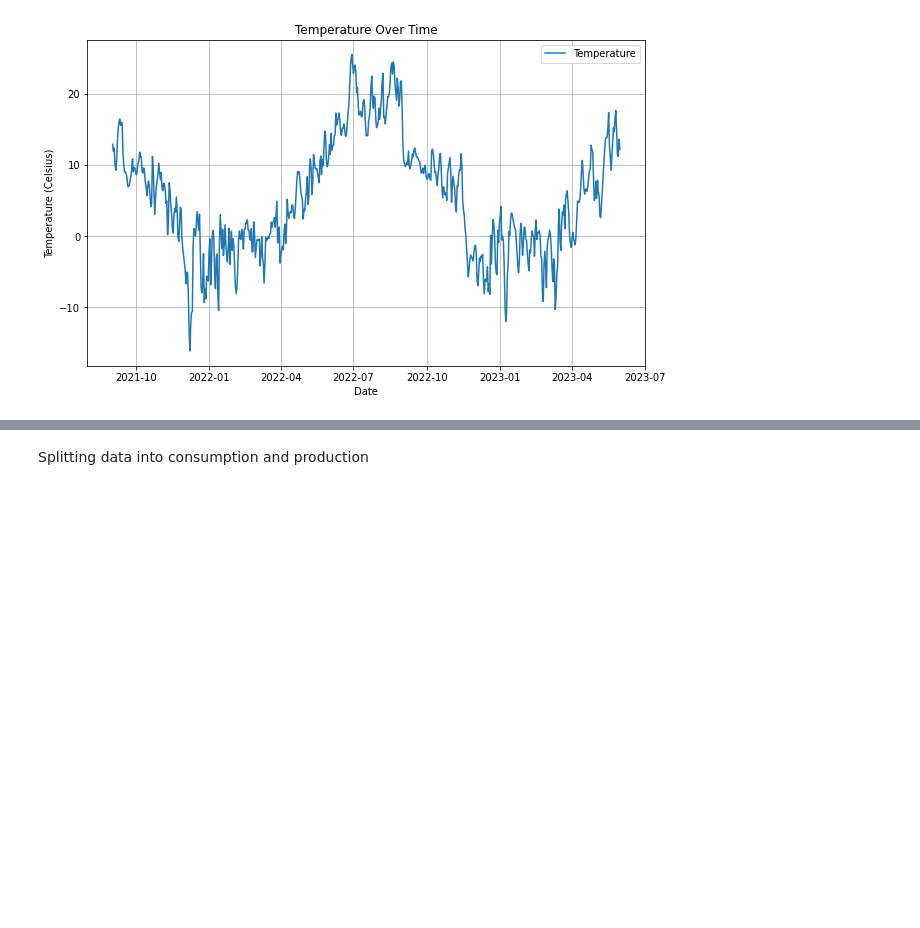
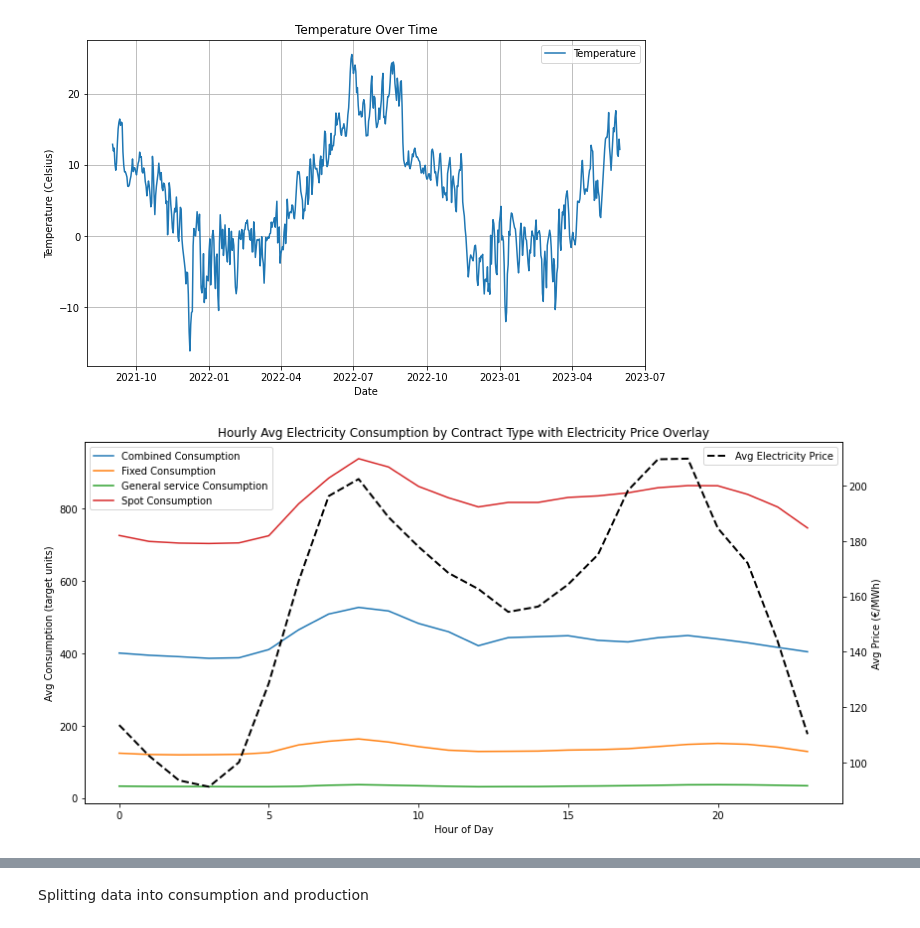
Before and after one commit to kjiang25/Sustainability-Datathon, a Jupyter notebook: data_and_starter_code/data_model.ipynb, the cells around one changed output, grey strips where cells are left out. Saved outputs shown, nothing was run; the diff lists cells and outputs as text; code cells hidden in the pictures; blank space fills up the shorter version.

```diff
--- a/data_and_starter_code/data_model.ipynb
+++ b/data_and_starter_code/data_model.ipynb
@@ -330,3 +330,71 @@ plt.grid(True)
 plt.show()
 # %% [output]
 [figure]
+# %%
+
+
+# Replace with your actual path if needed
+df1 = pd.read_csv(data_path / "train.csv")
+electricity_prices = pd.read_csv(data_path / 'electricity_prices.csv')
+
+# --- Step 2: Preprocess train.csv (Consumption Data) ---
+
+# Convert datetime & extract hour
+df1['datetime'] = pd.to_datetime(df1['datetime'], errors='coerce')
+df1['hour'] = df1['datetime'].dt.hour
+
+# Normalize is_consumption
+df1['is_consumption'] = df1['is_consumption'].map({
+    True: True, False: False,
+    'True': True, 'False': False,
+    1: True, 0: False,
+    '1': True, '0': False
+})
+
+# Map product_type to labels
+product_type_map = {
+    0: "Combined",
+    1: "Fixed",
+    2: "General service",
+    3: "Spot"
+}
+df1['product_type_label'] = df1['product_type'].map(product_type_map)
+
+# Filter to only consumption rows
+consumption_df = df1[df1['is_consumption'] == True]
+
+# Group by hour and product_type to get average consumption
+avg_consumption = consumption_df.groupby(['hour', 'product_type_label'])['target'].mean().unstack()
+
+# --- Step 3: Preprocess electricity_prices.csv ---
+
+# Convert forecast_date to datetime and extract hour
+electricity_prices['forecast_date'] = pd.to_datetime(electricity_prices['forecast_date'], errors='coerce')
+electricity_prices['hour'] = electricity_prices['forecast_date'].dt.hour
+
+# Group by hour to get average electricity price
+avg_prices = electricity_prices.groupby('hour')['euros_per_mwh'].mean()
+
+# --- Step 4: Plot Overlay Chart ---
+
+fig, ax1 = plt.subplots(figsize=(12, 6))
+
+# Plot average consumption for each product type
+for col in avg_consumption.columns:
+    ax1.plot(avg_consumption.index, avg_consumption[col], label=f"{col} Consumption")
+
+ax1.set_xlabel("Hour of Day")
+ax1.set_ylabel("Avg Consumption (target units)")
+ax1.set_title("Hourly Avg Electricity Consumption by Contract Type with Electricity Price Overlay")
+ax1.legend(loc='upper left')
+
+# Overlay electricity price on second y-axis
+ax2 = ax1.twinx()
+ax2.plot(avg_prices.index, avg_prices.values, color='black', linestyle='--', linewidth=2, label="Avg Electricity Price")
+ax2.set_ylabel("Avg Price (€/MWh)")
+ax2.legend(loc='upper right')
+
+plt.tight_layout()
+plt.show()
+# %% [output]
+[figure, added]
```
Also changed, not shown: parts of 22 cells of this notebook.
